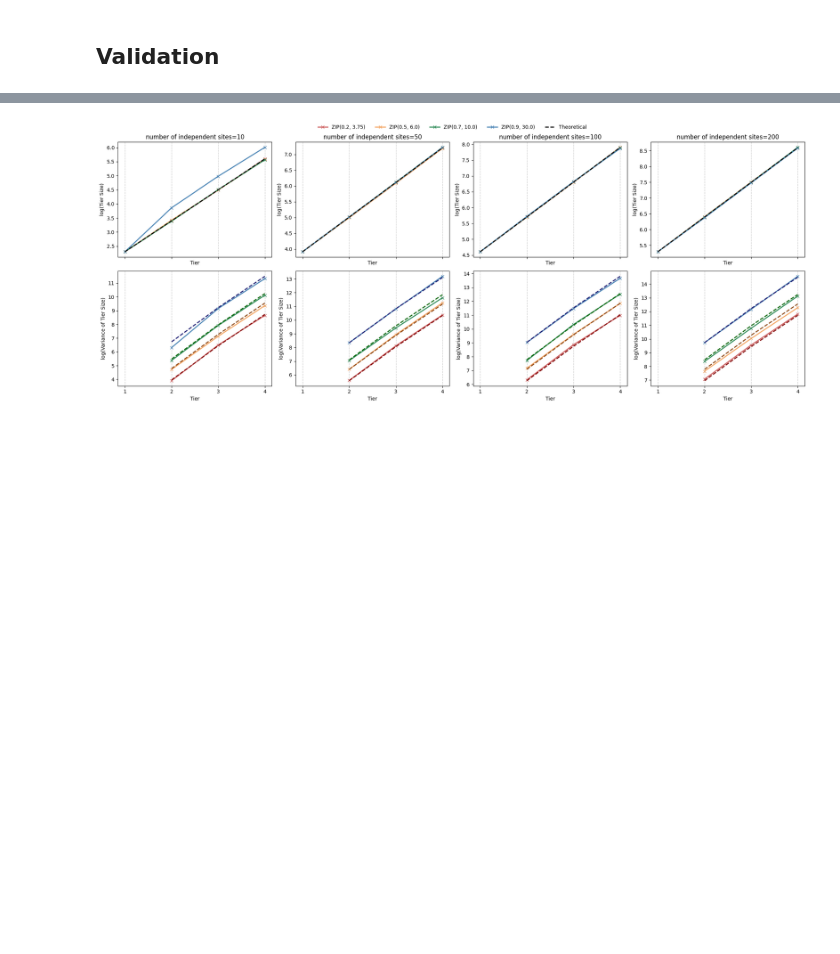
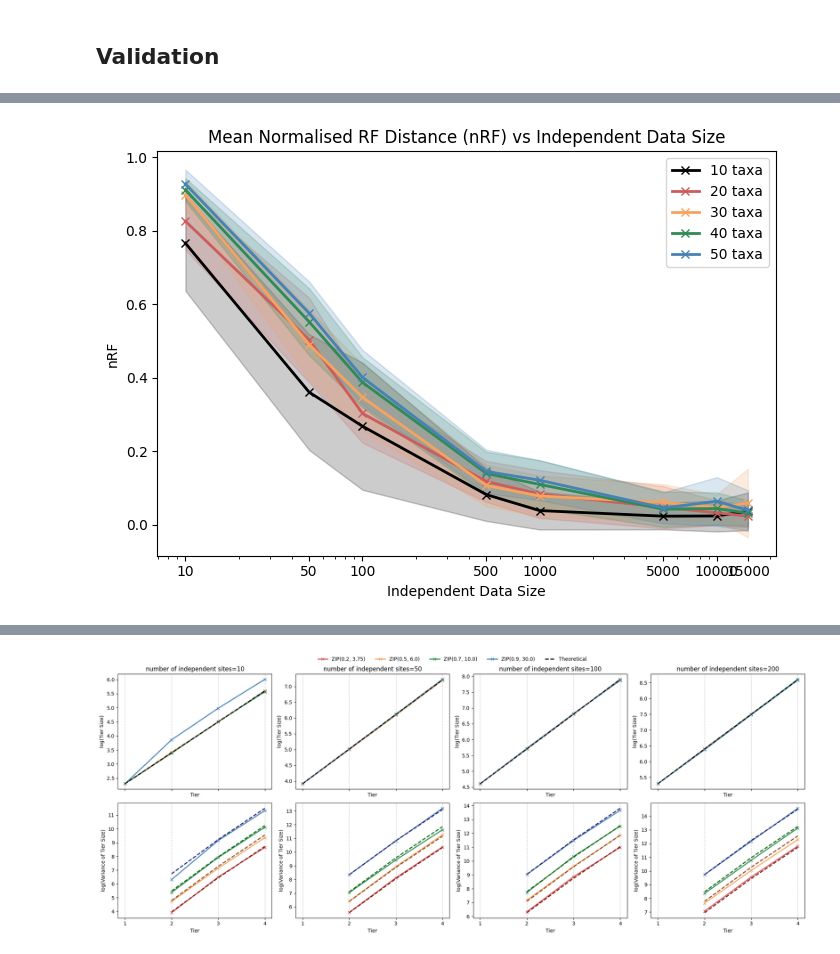
Before and after one commit to jaamestaay/M4R, a Jupyter notebook: data/results_processing.ipynb, the cells around one changed output, grey strips where cells are left out. Saved outputs shown, nothing was run; the diff lists cells and outputs as text; code cells hidden in the pictures; blank space fills up the shorter version.

Commit message:
validation 1 completed

```diff
--- a/data/results_processing.ipynb
+++ b/data/results_processing.ipynb
@@ -371,0 +374,2 @@ plt.show()
+# %%
+val1_data = pd.read_csv("validation1/postprocessing/val1_combined_data.csv")
@@ -371,0 +392,44 @@ plt.show()
+# %%
+val1_data["tier"] = pd.to_numeric(val1_data["tier"])
+val1_data["meanNRF"] = pd.to_numeric(val1_data["meanNRF"])
+val1_data["leaves"] = pd.to_numeric(val1_data["leaves"])
+val1_data["independent_sites"] = pd.to_numeric(val1_data["independent_sites"])
+leaves_vals = sorted(val1_data["leaves"].unique())
+
+fig, axes = plt.subplots(1, 1,
+    figsize=(7, 5),
+    sharex=True,
+    sharey=True
+)
+
+for i, leaves_val in enumerate(leaves_vals):
+    d = val1_data[(val1_data["leaves"] == leaves_val)].copy()
+    if d.empty:
+        axes.set_visible(False)
+        continue
+    grouped = d.groupby("independent_sites")["meanNRF"]
+    mean = grouped.mean()
+    std = grouped.std()
+    x = mean.index.values
+    color = colors[i]
+    axes.plot(x, mean.values, marker="x", color=color, linewidth=2, label=f"{leaves_val} taxa")
+    axes.fill_between(
+        x,
+        mean - std,
+        mean + std,
+        color=color,
+        alpha=0.2
+    )
+axes.set_xscale("log")
+axes.set_title(f"Mean Normalised RF Distance (nRF) vs Independent Data Size")
+axes.set_xlabel("Independent Data Size")
+axes.set_ylabel("nRF")
+axes.set_xticks(x)
+axes.set_xticklabels(x)
+
+plt.tight_layout(rect=[0, 0, 1, 1])
+plt.tight_layout()
+plt.legend()
+plt.show()
+# %% [output]
+[figure, added]
```
Also changed, not shown: parts of 5 cells of this notebook, 2 other files.
